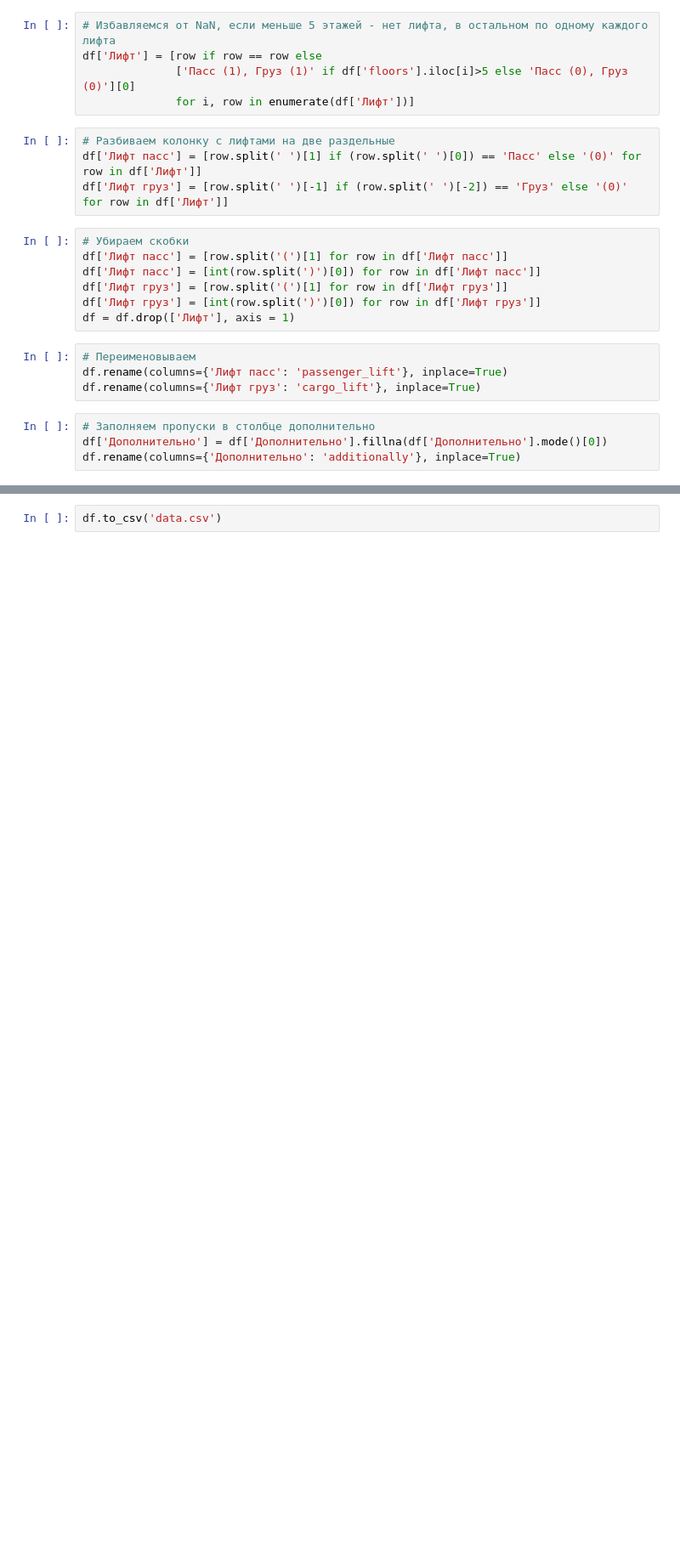
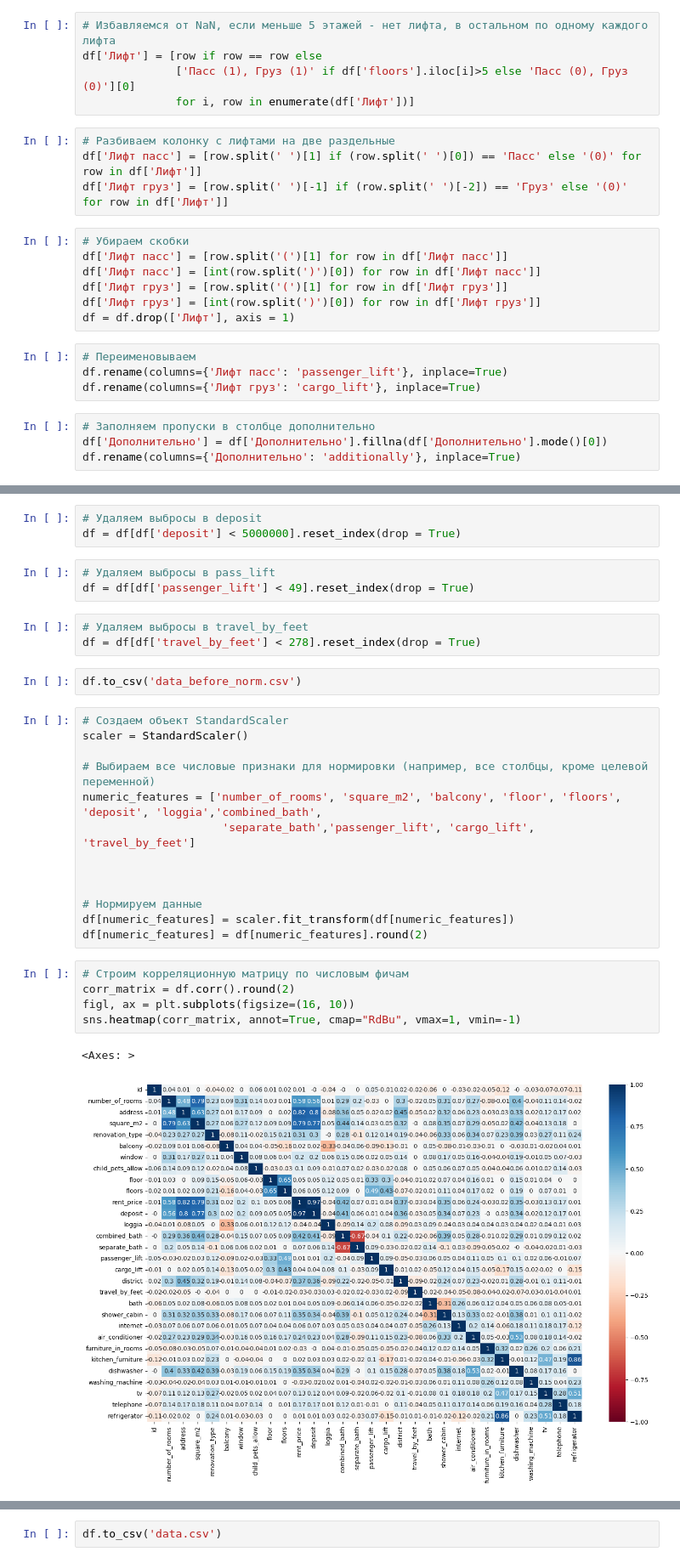
Before and after one commit to PolyakovK/rental-cost-estimate, a Jupyter notebook: notebooks/preprocessing.ipynb, the cells around one changed output, grey strips where cells are left out. Shown at 85% size. Saved outputs shown, nothing was run; the diff lists cells and outputs as text; blank space fills up the shorter version.

Commit message:
Финальный коммит, добавлены data.csv, preprocessing.ipynb, обновлен READ.md

```diff
--- a/notebooks/preprocessing.ipynb
+++ b/notebooks/preprocessing.ipynb
@@ -207,0 +567,32 @@ df.rename(columns={'Дополнительно': 'additionally'}, inplace=True)
+# %%
+# Удаляем выбросы в deposit
+df = df[df['deposit'] < 5000000].reset_index(drop = True)
+# %%
+# Удаляем выбросы в pass_lift
+df = df[df['passenger_lift'] < 49].reset_index(drop = True)
+# %%
+# Удаляем выбросы в travel_by_feet
+df = df[df['travel_by_feet'] < 278].reset_index(drop = True)
+# %%
+df.to_csv('data_before_norm.csv')
+# %%
+# Создаем объект StandardScaler
+scaler = StandardScaler()
+
+# Выбираем все числовые признаки для нормировки (например, все столбцы, кроме целевой переменной)
+numeric_features = ['number_of_rooms', 'square_m2', 'balcony', 'floor', 'floors', 'deposit', 'loggia','сombined_bath',
+                     'separate_bath','passenger_lift', 'cargo_lift', 'travel_by_feet']
+
+
+
+# Нормируем данные
+df[numeric_features] = scaler.fit_transform(df[numeric_features])
+df[numeric_features] = df[numeric_features].round(2)
+# %%
+# Строим корреляционную матрицу по числовым фичам
+corr_matrix = df.corr().round(2)
+figl, ax = plt.subplots(figsize=(16, 10))
+sns.heatmap(corr_matrix, annot=True, cmap="RdBu", vmax=1, vmin=-1)
+# %% [output]
+<Axes: >
+[figure, added]
```
Also changed, not shown: parts of 17 cells of this notebook, 12 other files.
